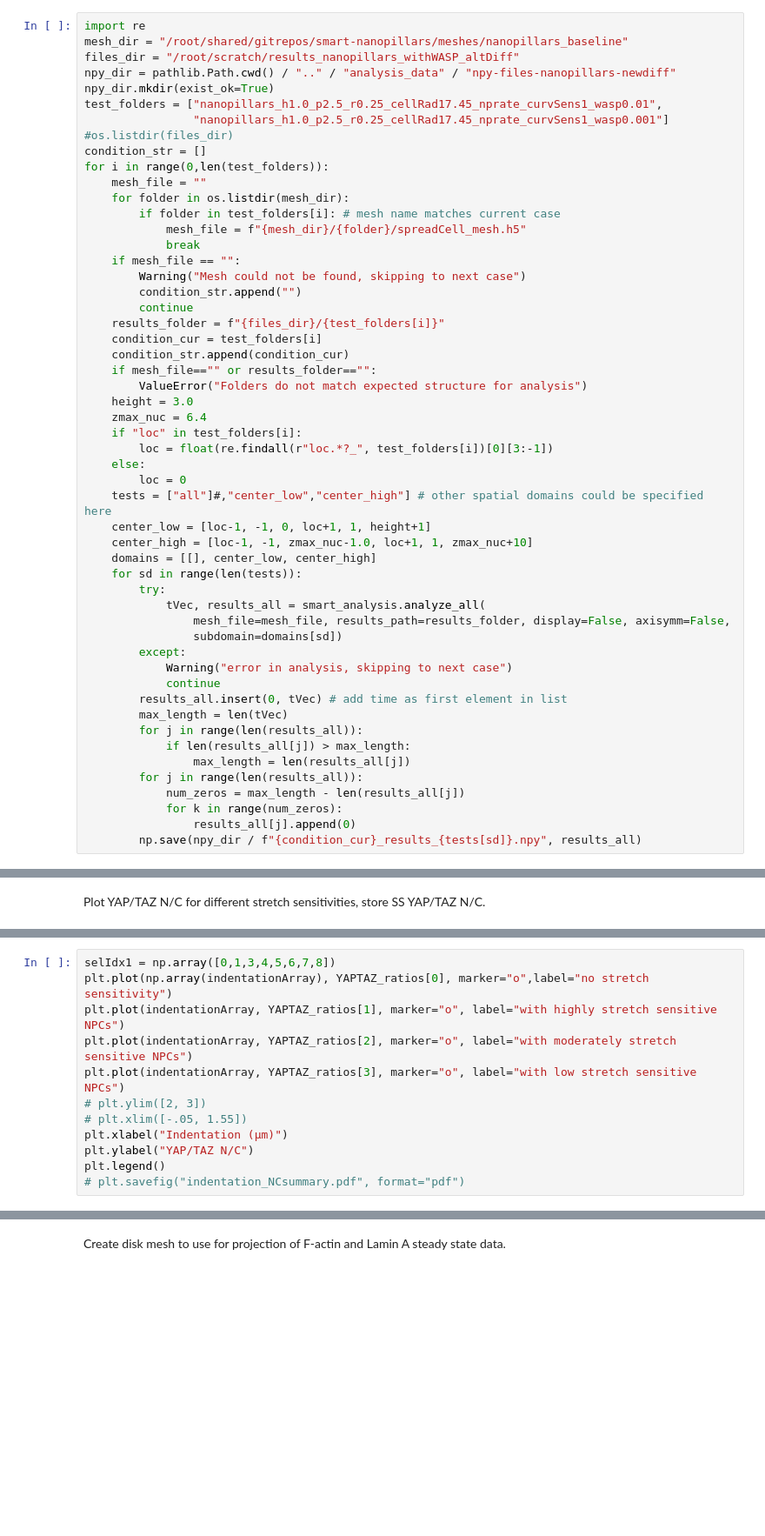
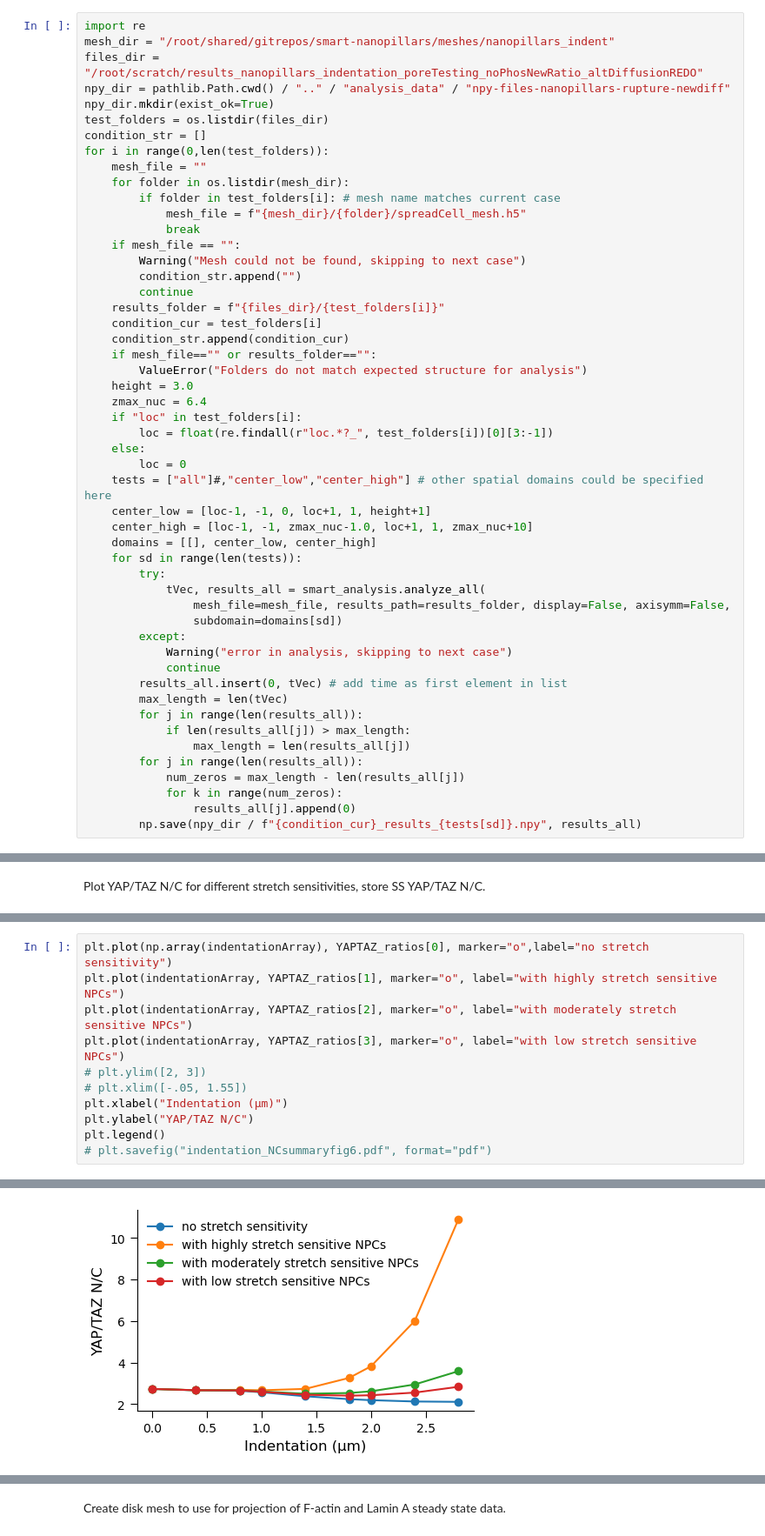
Before and after one commit to RangamaniLabUCSD/smart-nanopillars, a Jupyter notebook: model-files/mech_figs.ipynb, the cells around one changed output, grey strips where cells are left out. Shown at 87% size. Cells and saved outputs as stored; diff of their text form; blank space fills up the shorter version.

```diff
--- a/model-files/mech_figs.ipynb
+++ b/model-files/mech_figs.ipynb
@@ -17,12 +17,11 @@ import numpy as np
 This runs data analysis on all simulations in all subfolders within the folder specified by `files_dir` and saves into `npy_dir`. The correct mesh must be included in a subfolder of `mesh_dir`.
 # %%
 import re
-mesh_dir = "/root/shared/gitrepos/smart-nanopillars/meshes/nanopillars_baseline"
-files_dir = "/root/scratch/results_nanopillars_withWASP_altDiff"
-npy_dir = pathlib.Path.cwd() / ".." / "analysis_data" / "npy-files-nanopillars-newdiff"
+mesh_dir = "/root/shared/gitrepos/smart-nanopillars/meshes/nanopillars_indent"
+files_dir = "/root/scratch/results_nanopillars_indentation_poreTesting_noPhosNewRatio_altDiffusionREDO"
+npy_dir = pathlib.Path.cwd() / ".." / "analysis_data" / "npy-files-nanopillars-rupture-newdiff"
 npy_dir.mkdir(exist_ok=True)
-test_folders = ["nanopillars_h1.0_p2.5_r0.25_cellRad17.45_nprate_curvSens1_wasp0.01",
-                "nanopillars_h1.0_p2.5_r0.25_cellRad17.45_nprate_curvSens1_wasp0.001"] #os.listdir(files_dir)
+test_folders = os.listdir(files_dir)
 condition_str = []
 for i in range(0,len(test_folders)):
     mesh_file = ""
@@ -406,5 +415,4 @@ Plot SS YAP/TAZ as a function of indentation for different stretch sensitivities
 # %%
-selIdx1 = np.array([0,1,3,4,5,6,7,8])
 plt.plot(np.array(indentationArray), YAPTAZ_ratios[0], marker="o",label="no stretch sensitivity")
 plt.plot(indentationArray, YAPTAZ_ratios[1], marker="o", label="with highly stretch sensitive NPCs")
 plt.plot(indentationArray, YAPTAZ_ratios[2], marker="o", label="with moderately stretch sensitive NPCs")
@@ -414,4 +422,5 @@ plt.plot(indentationArray, YAPTAZ_ratios[3], marker="o", label="with low stretch
 plt.xlabel("Indentation (μm)")
 plt.ylabel("YAP/TAZ N/C")
 plt.legend()
-# plt.savefig("indentation_NCsummary.pdf", format="pdf")
+# plt.savefig("indentation_NCsummaryfig6.pdf", format="pdf")
+# %% [output]
@@ -418,3 +428,4 @@ plt.legend()
+[figure, added]
 # %%
 # test quasi well mixed
 phiFree = 0.85
```
Also changed, not shown: parts of 9 cells of this notebook, 7 other files.
